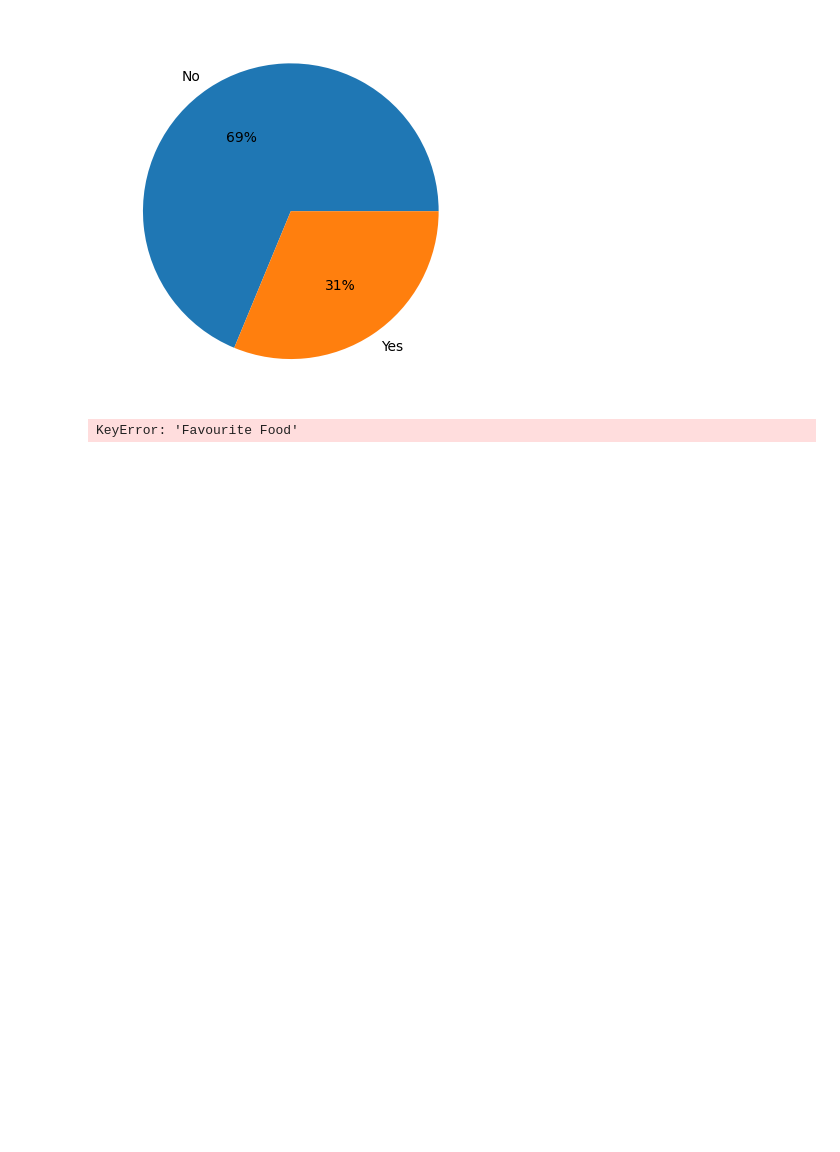
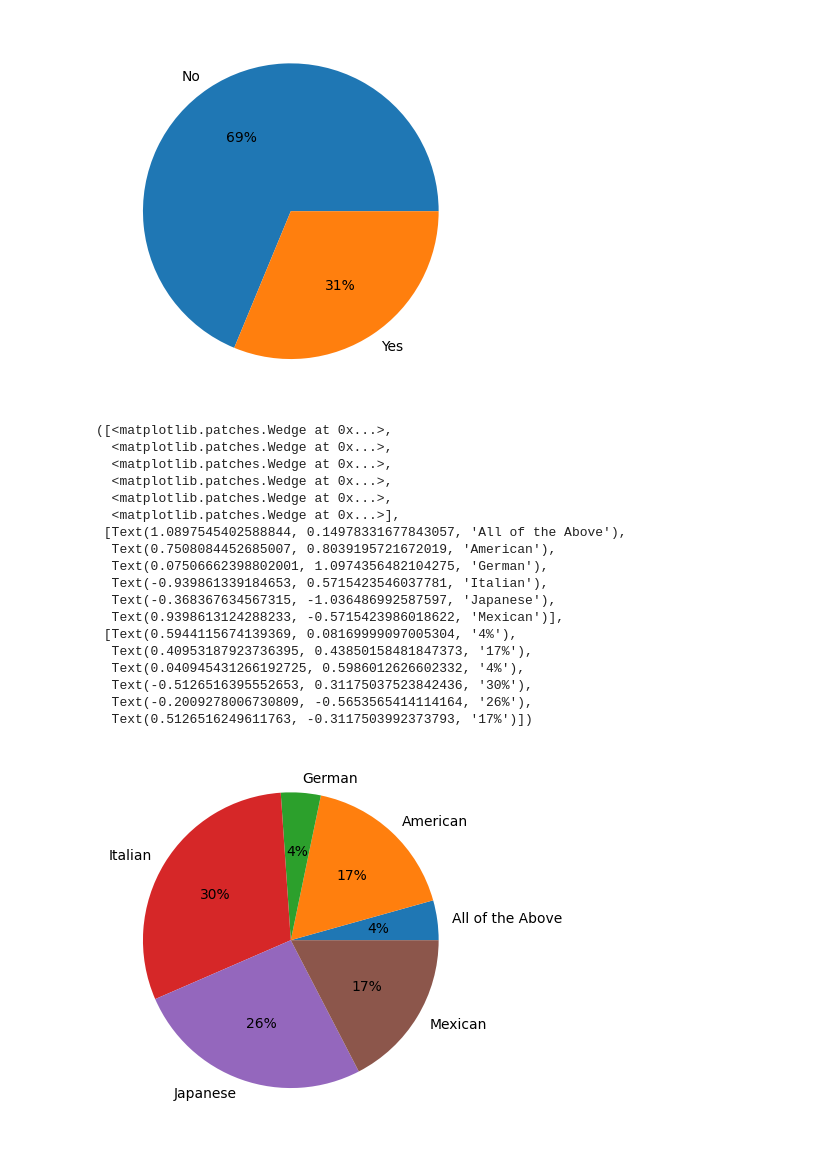
Before and after one commit to NoelZerai/Cs_class, a Jupyter notebook: assign.4_2.ipynb, the cells around one changed output. Saved outputs shown, nothing was run; the diff lists cells and outputs as text; code cells hidden in the pictures; blank space fills up the shorter version.

```diff
--- a/assign.4_2.ipynb
+++ b/assign.4_2.ipynb
@@ -164,9 +164,27 @@ ax.pie(work['country'],labels = work['Are you working while in school?'], autopc
   Text(0.3333421398117611, -0.49888176738152723, '31%')])
 [figure]
 # %%
-Food = class_survey_df.groupby('Favourite Food').count()
+Food = class_survey_df.groupby('Favorite Cuisine').count()
 Food.reset_index(inplace=True)
 fig, ax = plt.subplots()
-ax.pie(Food['country'],labels = Food['Favourite Food'], autopct='%1.0f%%')
+ax.pie(Food['country'],labels = Food['Favorite Cuisine'], autopct='%1.0f%%')
 # %% [output]
-KeyError: 'Favourite Food'
+([<matplotlib.patches.Wedge at 0x...>,
+  <matplotlib.patches.Wedge at 0x...>,
+  <matplotlib.patches.Wedge at 0x...>,
+  <matplotlib.patches.Wedge at 0x...>,
+  <matplotlib.patches.Wedge at 0x...>,
+  <matplotlib.patches.Wedge at 0x...>],
+ [Text(1.0897545402588844, 0.14978331677843057, 'All of the Above'),
+  Text(0.7508084452685007, 0.8039195721672019, 'American'),
+  Text(0.07506662398802001, 1.0974356482104275, 'German'),
+  Text(-0.939861339184653, 0.5715423546037781, 'Italian'),
+  Text(-0.368367634567315, -1.036486992587597, 'Japanese'),
+  Text(0.9398613124288233, -0.5715423986018622, 'Mexican')],
+ [Text(0.5944115674139369, 0.08169999097005304, '4%'),
+  Text(0.40953187923736395, 0.43850158481847373, '17%'),
+  Text(0.040945431266192725, 0.5986012626602332, '4%'),
+  Text(-0.5126516395552653, 0.31175037523842436, '30%'),
+  Text(-0.2009278006730809, -0.5653565414114164, '26%'),
+  Text(0.5126516249611763, -0.3117503992373793, '17%')])
+[figure, added]
```
